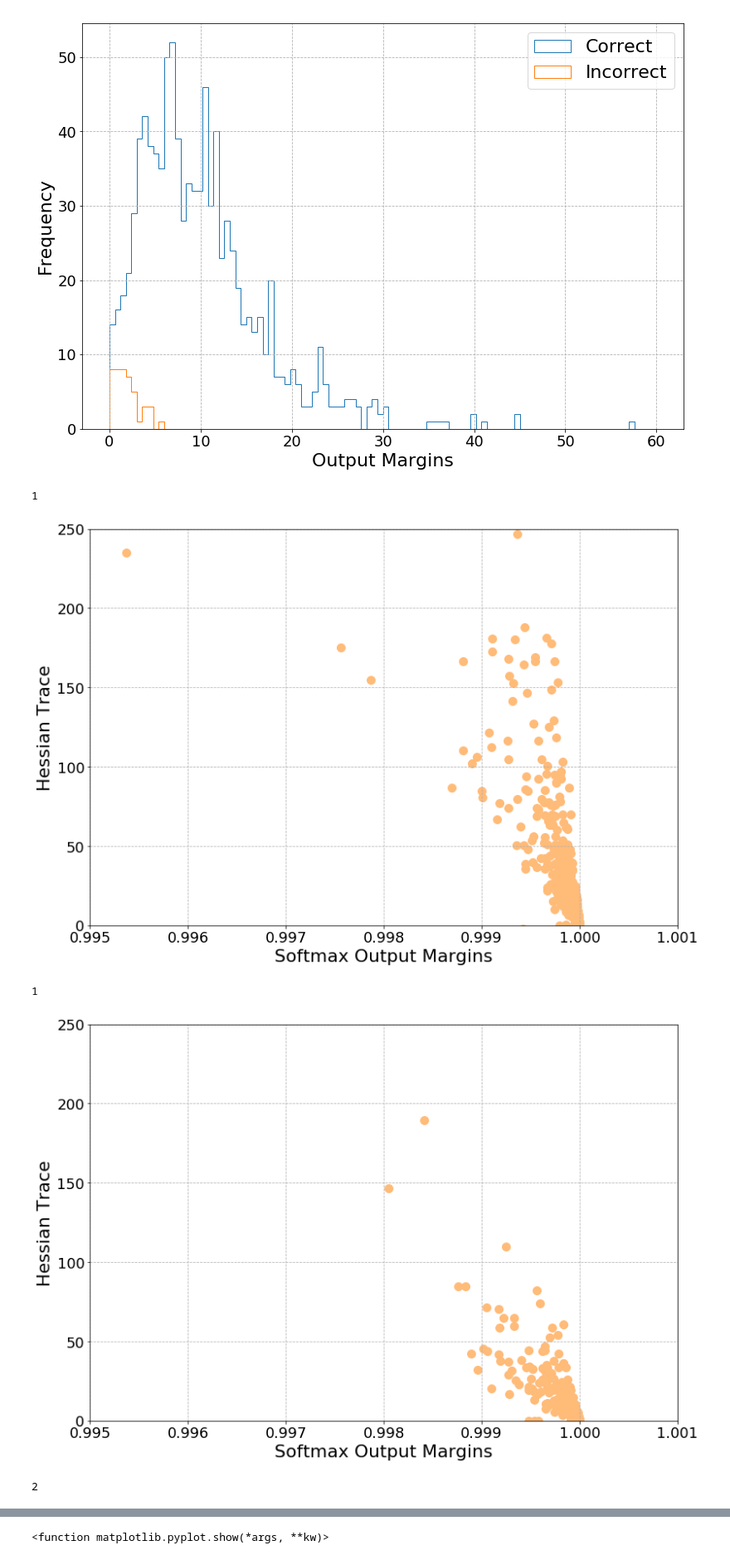
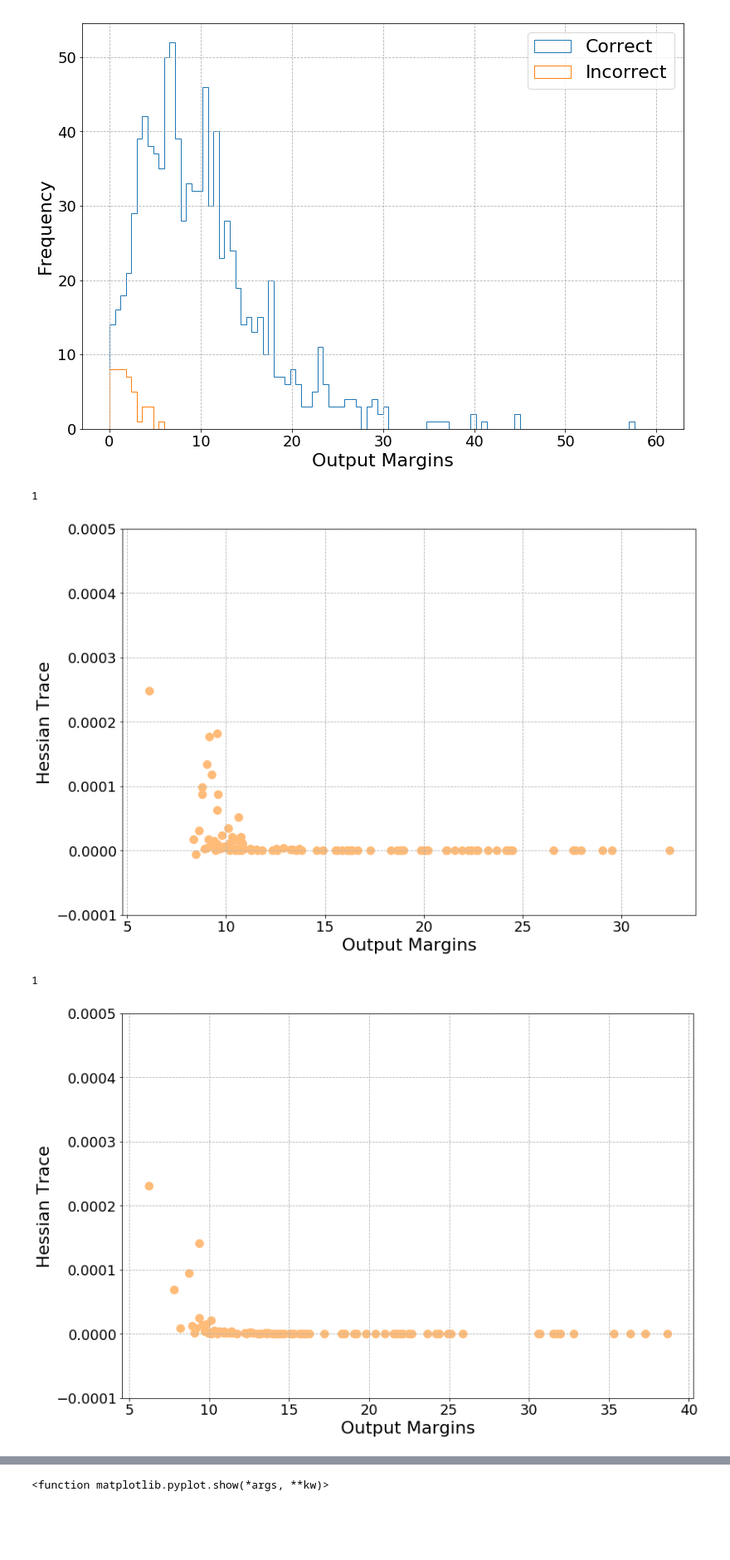
Before and after one commit to daniellengyel/nn_generalizability, a Jupyter notebook: MarginTrace.ipynb, the cells around one changed output, grey strips where cells are left out. Shown at 83% size. Cells and saved outputs as stored; diff of their text form; code cells hidden in the pictures; blank space fills up the shorter version.

Commit message:
Getting eig traces

```diff
--- a/MarginTrace.ipynb
+++ b/MarginTrace.ipynb
@@ -236,5 +122,9 @@ def get_margins_to_correct(models, data, device=None, softmax_outputs=False):
+# %%
+eig_density, meta = load_cached_data(experiment_folder, "point_eig_density")
+# %%
+eig_density_traces = compute_trace_from_eig_density(eig_density)
 # %%
-margins_filters = get_exp_margins(experiment_folder, softmax_outputs=True, step=-1, seed=0, device=None, num_datapoints=1000, on_test_set=False, should_cache=False)
+margins_filters = get_exp_margins(experiment_folder, softmax_outputs=False, step=-1, seed=0, device=None, num_datapoints=100, on_test_set=False, should_cache=False)
 margins = {k1: {k2: v2[0] for k2, v2 in v1.items()} for k1, v1 in margins_filters.items()}
 # %% [output]
 Files already downloaded and verified
@@ -242,6 +132,7 @@ Files already downloaded and verified
 # %%
 margins_filters_filtered = subset(margins_filters, max_idx)
 point_traces_filtered = subset(point_traces, max_idx)
+eig_density_traces_filtered = subset(eig_density_traces, max_idx)
 # %%
 def hist_plot(margins_filters):
     def xy_func(exp_ids, plots, plots_names, comb):
@@ -336,37 +227,36 @@ def correct_incorrect_plot(margins_filters, point_traces):
 
                 x_correct.append(margins[correct_filters])
                 y_correct.append(curr_point_traces[correct_filters])
 
                 x_incorrect.append(margins[~correct_filters])
                 y_incorrect.append(curr_point_traces[~correct_filters])
 
         x_correct = np.concatenate(x_correct, axis=0)
         y_correct = np.concatenate(y_correct, axis=0)
 
         x_incorrect = np.concatenate(x_incorrect, axis=0)
         y_incorrect = np.concatenate(y_incorrect, axis=0)
 
         if len(x_correct) > 0:
             plots.append(plt.scatter(x_correct.T, y_correct.T))
             plots_names.append("Correct")
 
         if len(x_incorrect) > 0:
             plots.append(plt.scatter(x_incorrect.T, y_incorrect.T))
             plots_names.append("Incorrect")
 
         return plots, plots_names
 
     return xy_func
 
 
 
-hp_xy_func_plot(experiment_folder, correct_incorrect_plot(margins_filters_filtered, point_traces_filtered),
-                X_axis_name="Softmax Output Margins", Y_axis_name="Hessian Trace", plot_name="Softmax_Correct_Incorrect",
+hp_xy_func_plot(experiment_folder, correct_incorrect_plot(margins_filters_filtered, eig_density_traces_filtered),
+                X_axis_name="Output Margins", Y_axis_name="Hessian Trace", plot_name="Correct_Incorrect",
                 filter_seperate=["batch_train_size"], filter_not_seperate=None,
-                 save_exp_path=experiment_folder, X_axis_bounds=[0.995, 1.001], Y_axis_bounds=[0, 250], pre_filtered_exp_ids=None,)
+                 save_exp_path=None, X_axis_bounds=None, Y_axis_bounds=[-0.0001, 0.0005], pre_filtered_exp_ids=None,)
 # %% [output]
 1
-[figure, old version]
+[figure, new version]
 1
-[figure, old version]
+[figure, new version]
-2
```
Also changed, not shown: parts of 9 cells of this notebook, 6 other files.
